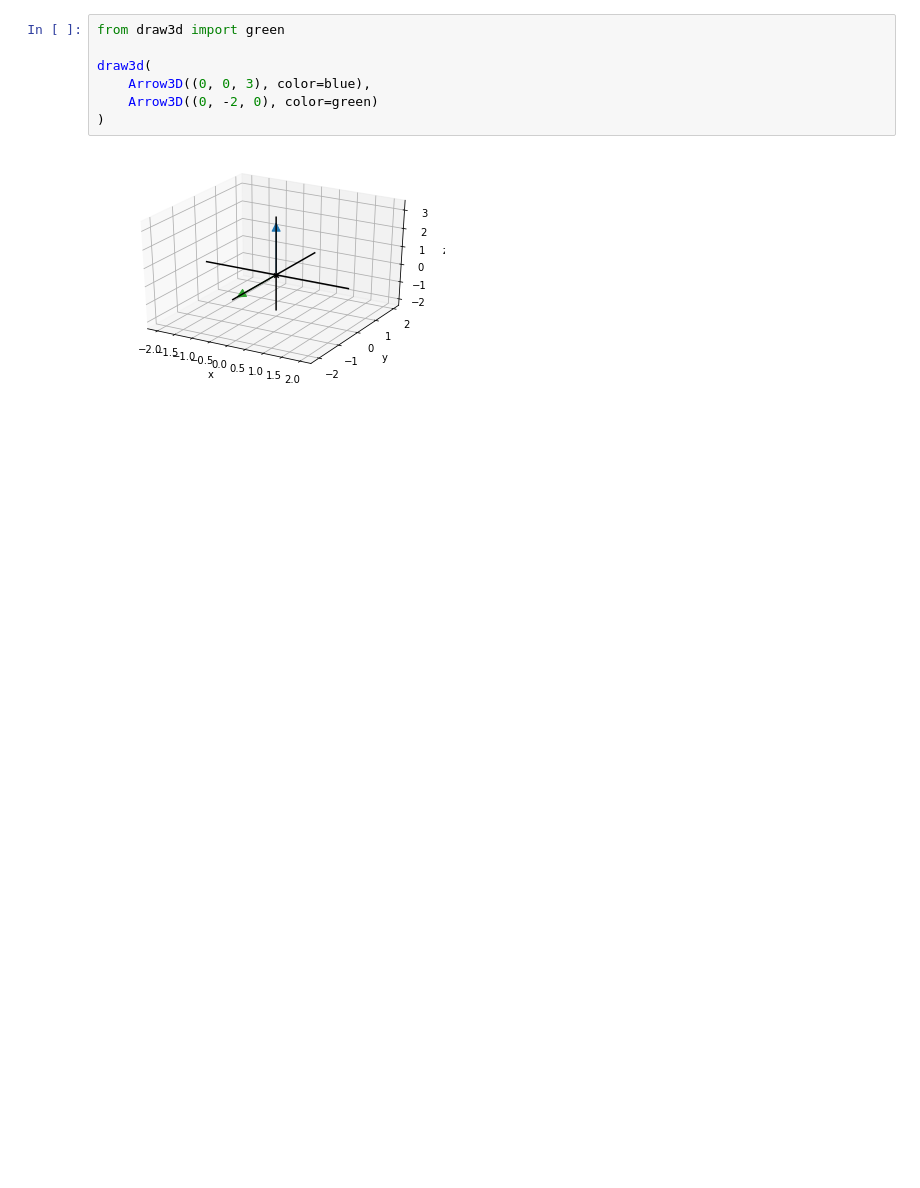
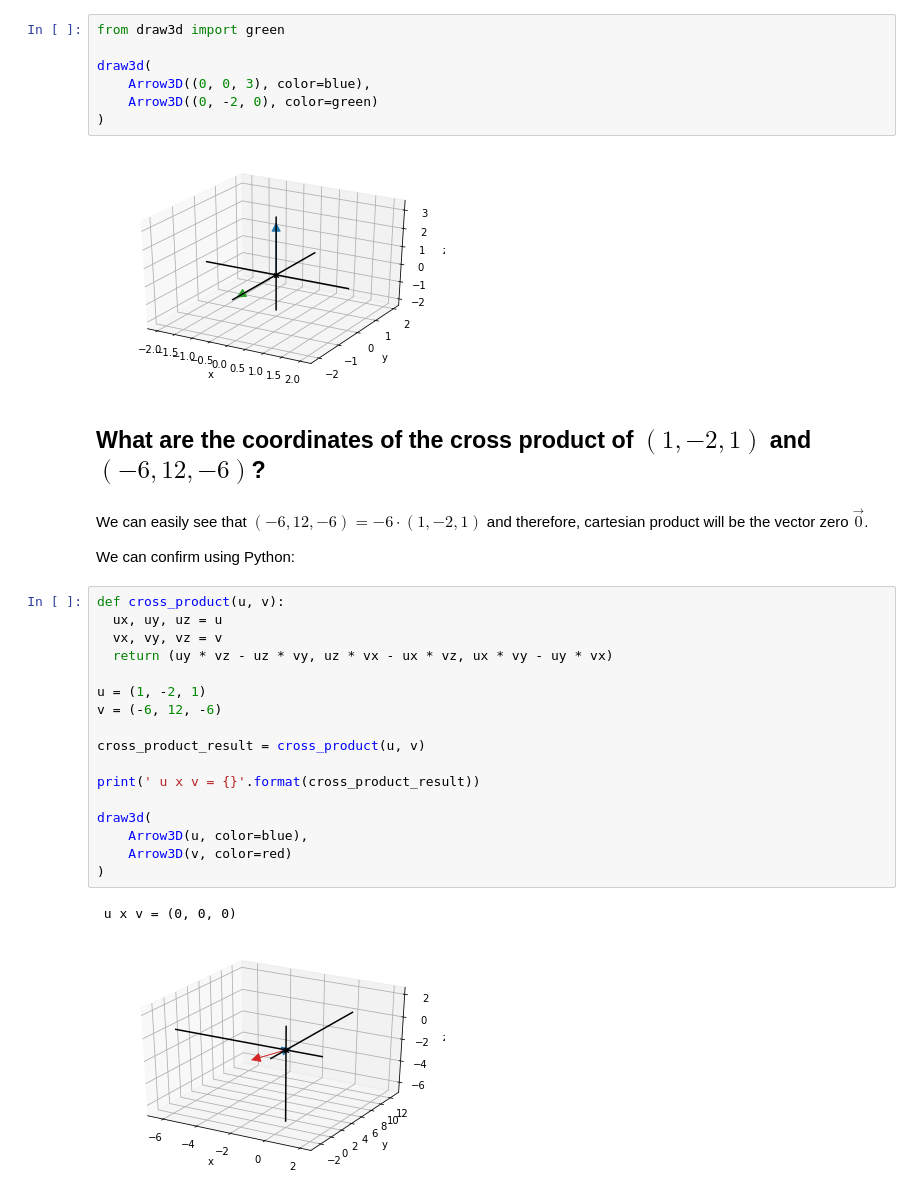
Before and after one commit to sergiofgonzalez/math-workbench, a Jupyter notebook: 02-the-3d-space/e01-vectors-3d-exercises/vectors-3d-exercises.ipynb, the cells around one changed output. Drawn from its saved outputs; the diff is of its cells as text; blank space fills up the shorter version.

```diff
--- a/02-the-3d-space/e01-vectors-3d-exercises/vectors-3d-exercises.ipynb
+++ b/02-the-3d-space/e01-vectors-3d-exercises/vectors-3d-exercises.ipynb
@@ -521,3 +521,29 @@ draw3d(
 )
 # %% [output]
 [figure]
+# %% [markdown]
+## What are the coordinates of the cross product of $ (1, -2, 1) $ and $ (-6, 12, -6) $?
+# %% [markdown]
+We can easily see that $ (-6, 12, -6) = -6 \cdot (1, -2, 1) $ and therefore, cartesian product will be the vector zero $ \vec{0} $.
+
+We can confirm using Python:
+# %%
+def cross_product(u, v):
+  ux, uy, uz = u
+  vx, vy, vz = v
+  return (uy * vz - uz * vy, uz * vx - ux * vz, ux * vy - uy * vx)
+
+u = (1, -2, 1)
+v = (-6, 12, -6)
+
+cross_product_result = cross_product(u, v)
+
+print(' u x v = {}'.format(cross_product_result))
+
+draw3d(
+    Arrow3D(u, color=blue),
+    Arrow3D(v, color=red)
+)
+# %% [output]
+ u x v = (0, 0, 0)
+[figure, added]
```
Also changed, not shown: parts of 4 cells of this notebook, 3 other files.
